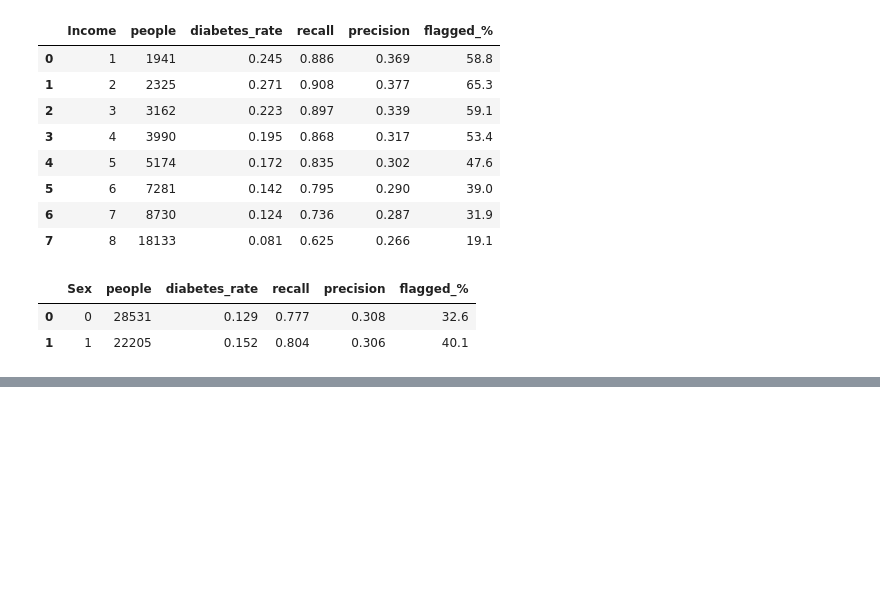
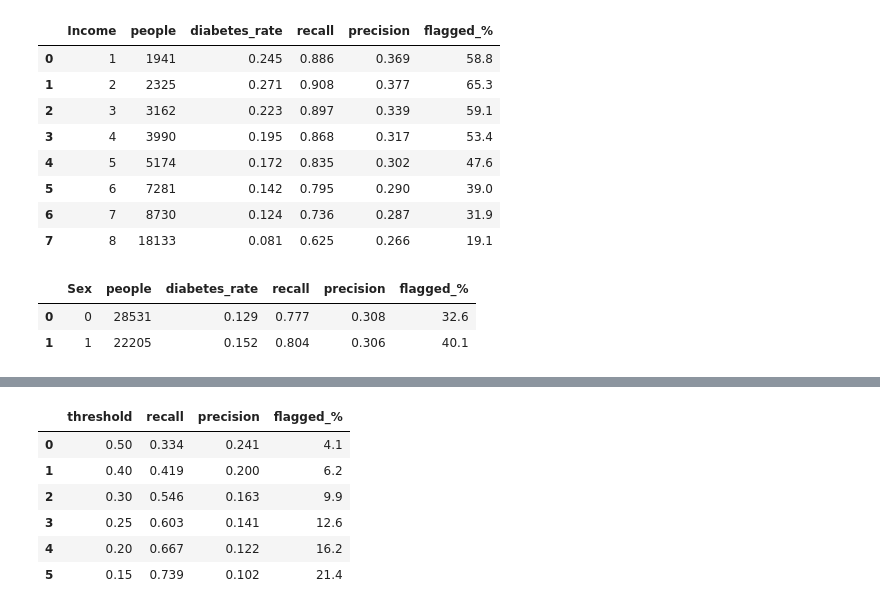
Before and after one commit to anshk4525/diabetes-risk-prediction, a Jupyter notebook: notebooks/02_modeling.ipynb, the cells around one changed output, grey strips where cells are left out. Saved outputs shown, nothing was run; the diff lists cells and outputs as text; code cells hidden in the pictures; blank space fills up the shorter version.

Commit message:
Add fairness mitigation with age-specific threshold

```diff
--- a/notebooks/02_modeling.ipynb
+++ b/notebooks/02_modeling.ipynb
@@ -369,0 +378,24 @@ group_report("Sex")
+# %%
+young_train = (X_train["Age"] <= 4).values
+yt_young = y_train.values[young_train]
+prob_young = train_prob[young_train]
+
+rows = []
+for t in [0.50, 0.40, 0.30, 0.25, 0.20, 0.15]:
+    p = (prob_young >= t).astype(int)
+    rows.append({
+        "threshold": t,
+        "recall": round(recall_score(yt_young, p), 3),
+        "precision": round(precision_score(yt_young, p, zero_division=0), 3),
+        "flagged_%": round(p.mean() * 100, 1),
+    })
+
+pd.DataFrame(rows)
+# %% [output]
+|  | threshold | recall | precision | flagged_% |
+| 0 | 0.50 | 0.334 | 0.241 | 4.1 |
+| 1 | 0.40 | 0.419 | 0.200 | 6.2 |
+| 2 | 0.30 | 0.546 | 0.163 | 9.9 |
+| 3 | 0.25 | 0.603 | 0.141 | 12.6 |
+| 4 | 0.20 | 0.667 | 0.122 | 16.2 |
+| 5 | 0.15 | 0.739 | 0.102 | 21.4 |
```
Also changed, not shown: parts of 3 cells of this notebook.
